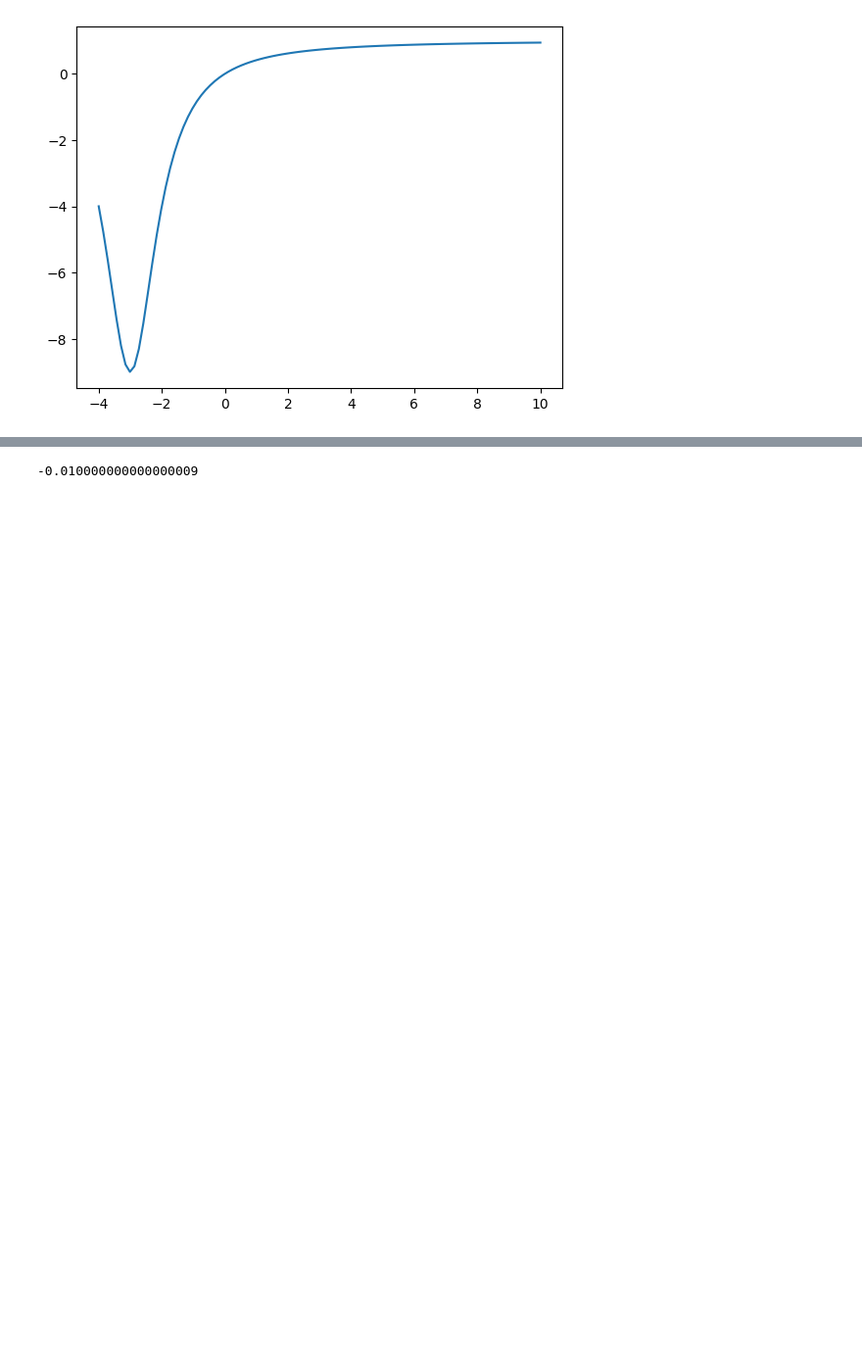
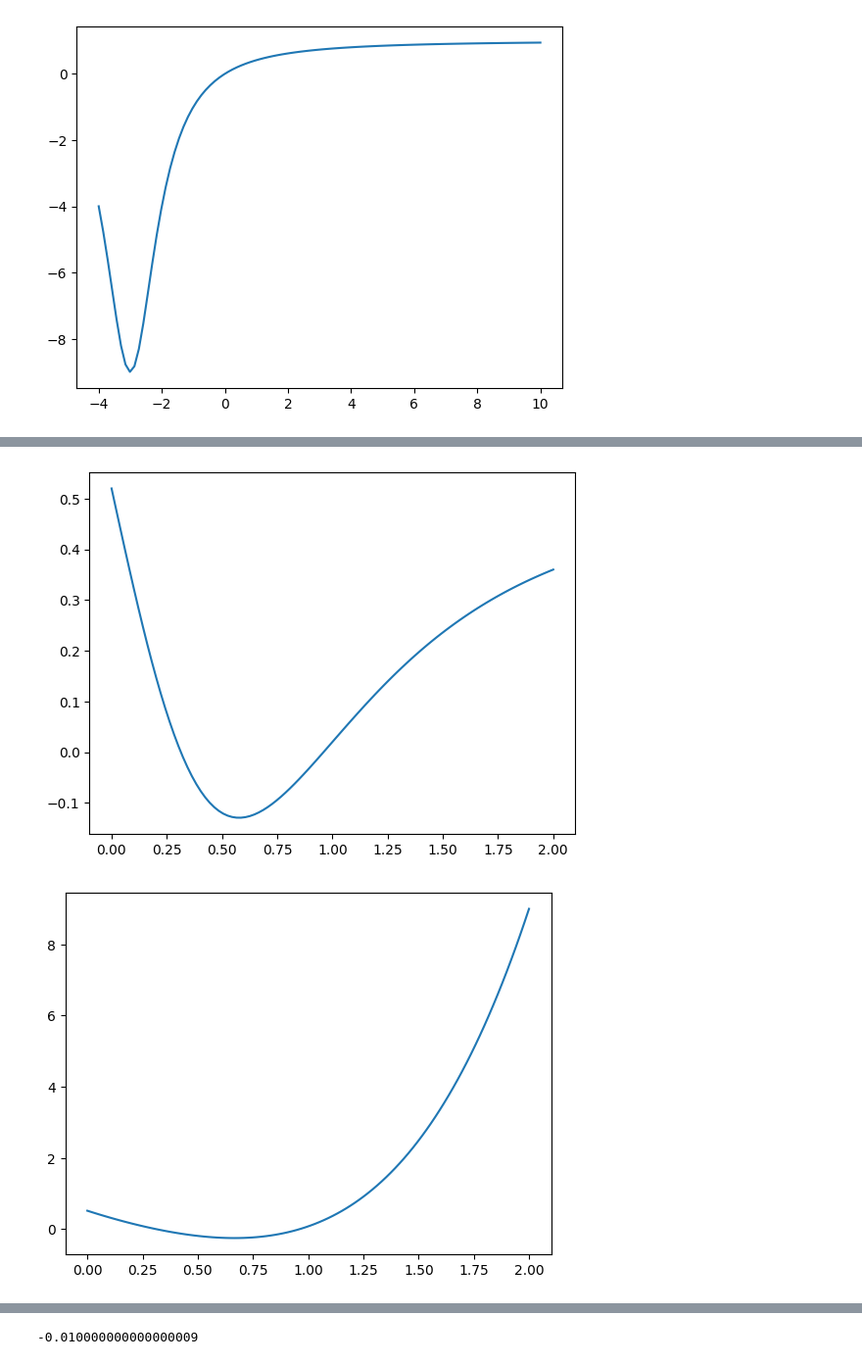
Before and after one commit to Satyamjha2/Optomechanics, a Jupyter notebook: levitating_mirror.ipynb, the cells around one changed output, grey strips where cells are left out. Shown at 98% size. Cells and saved outputs as stored; diff of their text form; code cells hidden in the pictures; blank space fills up the shorter version.

```diff
--- a/levitating_mirror.ipynb
+++ b/levitating_mirror.ipynb
@@ -188 +194,14 @@ plt.show()
+# %%
+ohm=4
+eta=0.13
+r_list=np.linspace(0,2,100)
+f=lambda r: (eta*ohm*(1+r**2)**2-2*r)/(1+r**2)**2
+plt.plot(r_list,f(r_list))
+plt.show()
+f=lambda r: (eta*ohm*(1+r**2)**2-2*r)
+plt.plot(r_list,f(r_list))
+plt.show()
+# %% [output]
+[figure, added]
+[figure, added]
 # %%
```
Also changed, not shown: parts of 9 cells of this notebook.
